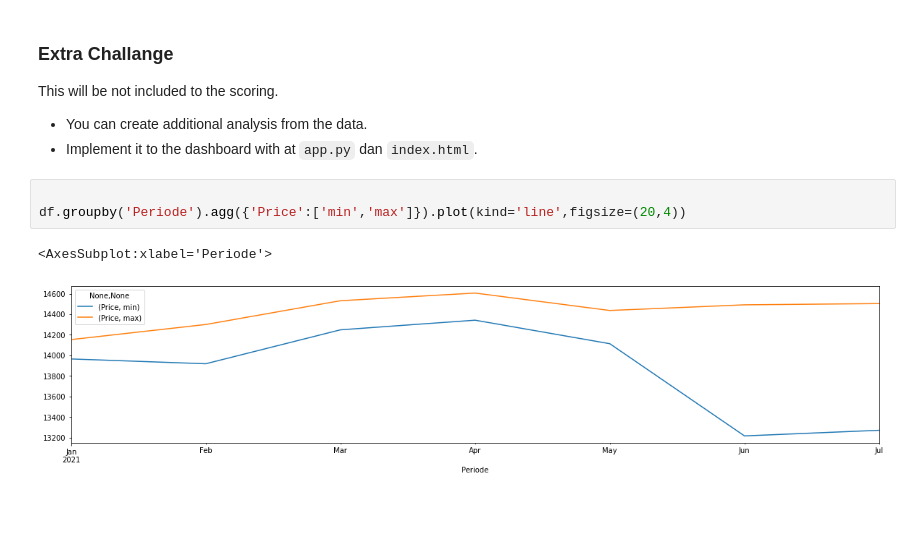
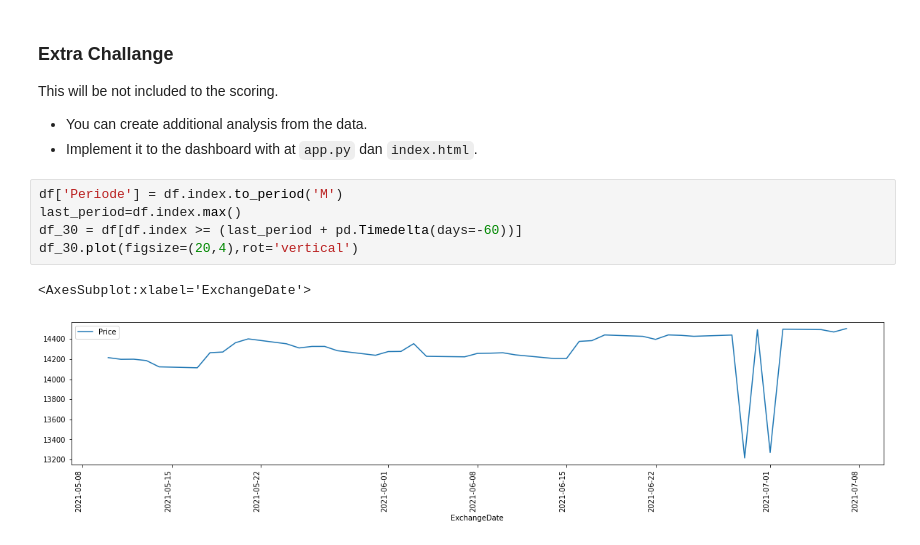
Before and after one commit to zetrosoft/BeautifulSoup-Capstone, a Jupyter notebook: Notebook Skeleton Guide Capstone Beautiful Soup.ipynb, the cells around one changed output. Saved outputs shown, nothing was run; the diff lists cells and outputs as text; blank space fills up the shorter version.

Commit message:
add plot extra challenge

```diff
--- a/Notebook Skeleton Guide Capstone Beautiful Soup.ipynb
+++ b/Notebook Skeleton Guide Capstone Beautiful Soup.ipynb
@@ -228,9 +228,11 @@ This will be not included to the scoring.
 
 - You can create additional analysis from the data.
 - Implement it to the dashboard with at `app.py` dan `index.html`.
-# %%
-
-df.groupby('Periode').agg({'Price':['min','max']}).plot(kind='line',figsize=(20,4))
-# %% [output]
-<AxesSubplot:xlabel='Periode'>
-[figure, removed]
+# %%
+df['Periode'] = df.index.to_period('M')
+last_period=df.index.max()
+df_30 = df[df.index >= (last_period + pd.Timedelta(days=-60))]
+df_30.plot(figsize=(20,4),rot='vertical')
+# %% [output]
+<AxesSubplot:xlabel='ExchangeDate'>
+[figure, added]
```
Also changed, not shown: 2 other files.
